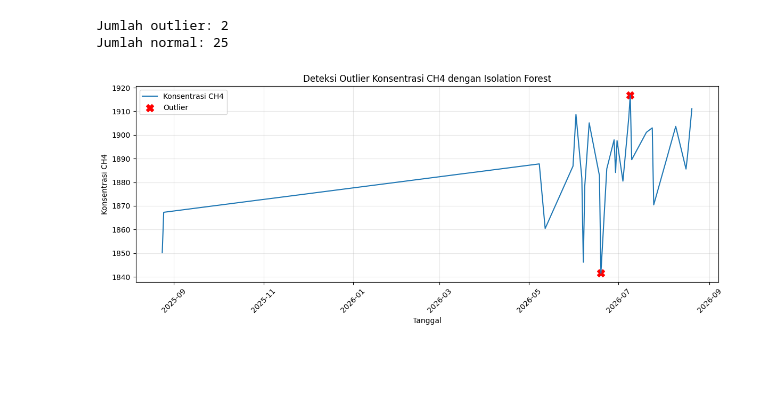
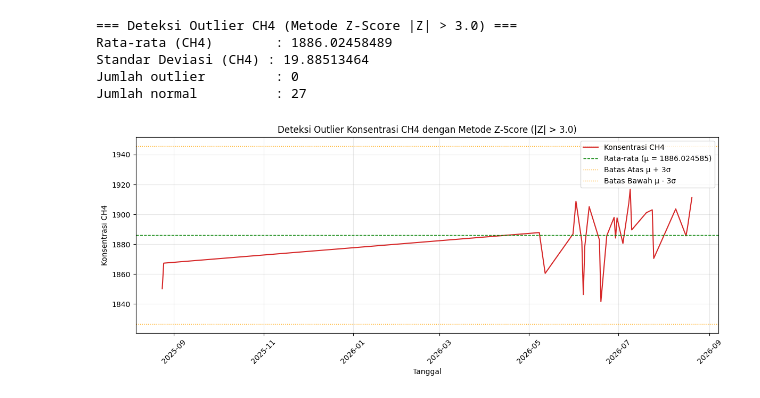
Before and after one commit to SolehMajid/PSD, a Jupyter notebook: pertemuan-1/code-cejoutl.ipynb, the cells around one changed output. Cells and saved outputs as stored; diff of their text form; code cells hidden in the pictures; blank space fills up the shorter version.

```diff
--- a/pertemuan-1/code-cejoutl.ipynb
+++ b/pertemuan-1/code-cejoutl.ipynb
@@ -177,58 +169,56 @@ Jumlah normal: 207
 # %%
 import pandas as pd
 import matplotlib.pyplot as plt
-from sklearn.ensemble import IsolationForest
 
+# 1. Baca data polutan CH4
 df = pd.read_csv("../data/csv/polutan_ch4_bangkalan.csv")
 df_clean = df.dropna(subset=['CH4']).copy()
-
-# Ubah tanggal
 df_clean['tanggal'] = pd.to_datetime(df_clean['tanggal'])
 
-# Isolation Forest
-model = IsolationForest(contamination=0.05, random_state=42)
-df_clean['outlier'] = model.fit_predict(df_clean[['CH4']])
+# 2. Hitung Parameter Rata-rata dan Standar Deviasi dinamis khusus untuk CH4
+mean_ch4 = df_clean['CH4'].mean()
+std_ch4 = df_clean['CH4'].std()
 
-normal_ch4 = df_clean[df_clean['outlier'] == 1]
-outliers_ch4 = df_clean[df_clean['outlier'] == -1]
+# 3. Hitung Z-Score: Z = (X - mean) / std
+df_clean['z_score'] = (df_clean['CH4'] - mean_ch4) / std_ch4
 
-print(f"Jumlah outlier: {len(outliers_ch4)}")
-print(f"Jumlah normal: {len(normal_ch4)}")
+# 4. Deteksi outlier dengan ambang batas |Z| > 3.0
+df_clean['is_outlier'] = df_clean['z_score'].abs() > 3.0
 
-# Urutkan berdasarkan tanggal
+normal_ch4 = df_clean[df_clean['is_outlier'] == False]
+outliers_ch4 = df_clean[df_clean['is_outlier'] == True]
+
+print(f"=== Deteksi Outlier CH4 (Metode Z-Score |Z| > 3.0) ===")
+print(f"Rata-rata (CH4)        : {mean_ch4:.8f}")
+print(f"Standar Deviasi (CH4) : {std_ch4:.8f}")
+print(f"Jumlah outlier         : {len(outliers_ch4)}")
+print(f"Jumlah normal          : {len(normal_ch4)}")
+
+# Urutkan berdasarkan tanggal untuk visualisasi
 df_clean = df_clean.sort_values('tanggal')
 
-# Visualisasi
+# 5. Visualisasi
 plt.figure(figsize=(12, 5))
+plt.plot(df_clean['tanggal'], df_clean['CH4'], linewidth=1.5, color='#d62728', label='Konsentrasi CH4')
+plt.axhline(mean_ch4, color='green', linestyle='--', linewidth=1, label=f'Rata-rata (μ = {mean_ch4:.6f})')
+plt.axhline(mean_ch4 + 3 * std_ch4, color='orange', linestyle=':', linewidth=1, label='Batas Atas μ + 3σ')
+plt.axhline(mean_ch4 - 3 * std_ch4, color='orange', linestyle=':', linewidth=1, label='Batas Bawah μ - 3σ')
 
-# Garis seluruh data
-plt.plot(
-    df_clean['tanggal'],
-    df_clean['CH4'],
-    linewidth=1.5,
-    label='Konsentrasi CH4'
-)
+if len(outliers_ch4) > 0:
+    plt.scatter(outliers_ch4['tanggal'], outliers_ch4['CH4'], color='red', marker='X', s=120, edgecolor='black', zorder=5, label=f'Outlier (n={len(outliers_ch4)})')
 
-# Tandai outlier
-plt.scatter(
-    outliers_ch4['tanggal'],
-    outliers_ch4['CH4'],
-    color='red',
-    marker='X',
-    s=100,
-    label='Outlier'
-)
-
-plt.title('Deteksi Outlier Konsentrasi CH4 dengan Isolation Forest')
+plt.title('Deteksi Outlier Konsentrasi CH4 dengan Metode Z-Score (|Z| > 3.0)')
 plt.xlabel('Tanggal')
 plt.ylabel('Konsentrasi CH4')
-plt.legend()
+plt.legend(loc='upper right')
 plt.grid(True, alpha=0.3)
 plt.xticks(rotation=45)
 plt.tight_layout()
-
 plt.show()
 # %% [output]
-Jumlah outlier: 2
-Jumlah normal: 25
+=== Deteksi Outlier CH4 (Metode Z-Score |Z| > 3.0) ===
+Rata-rata (CH4)        : 1886.02458489
+Standar Deviasi (CH4) : 19.88513464
+Jumlah outlier         : 0
+Jumlah normal          : 27
-[figure, old version]
+[figure, new version]
```
Also changed, not shown: parts of 3 cells of this notebook, 22 other files.
